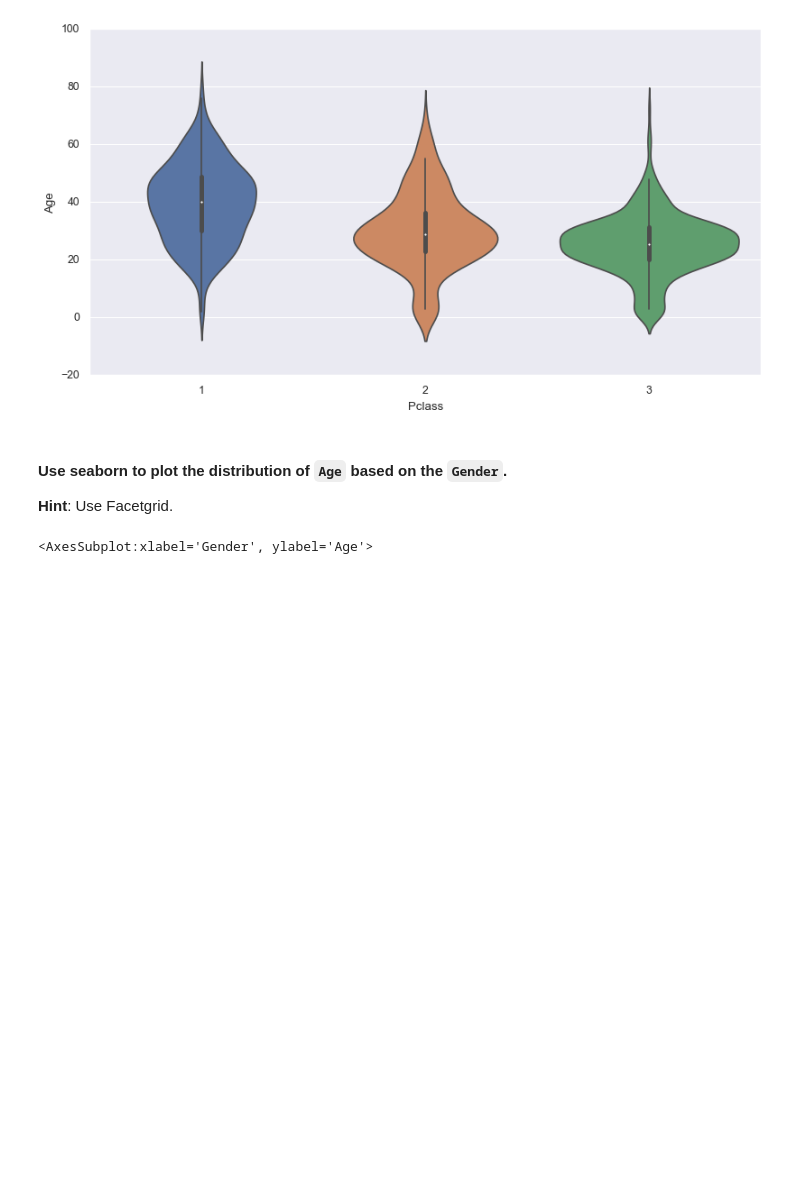
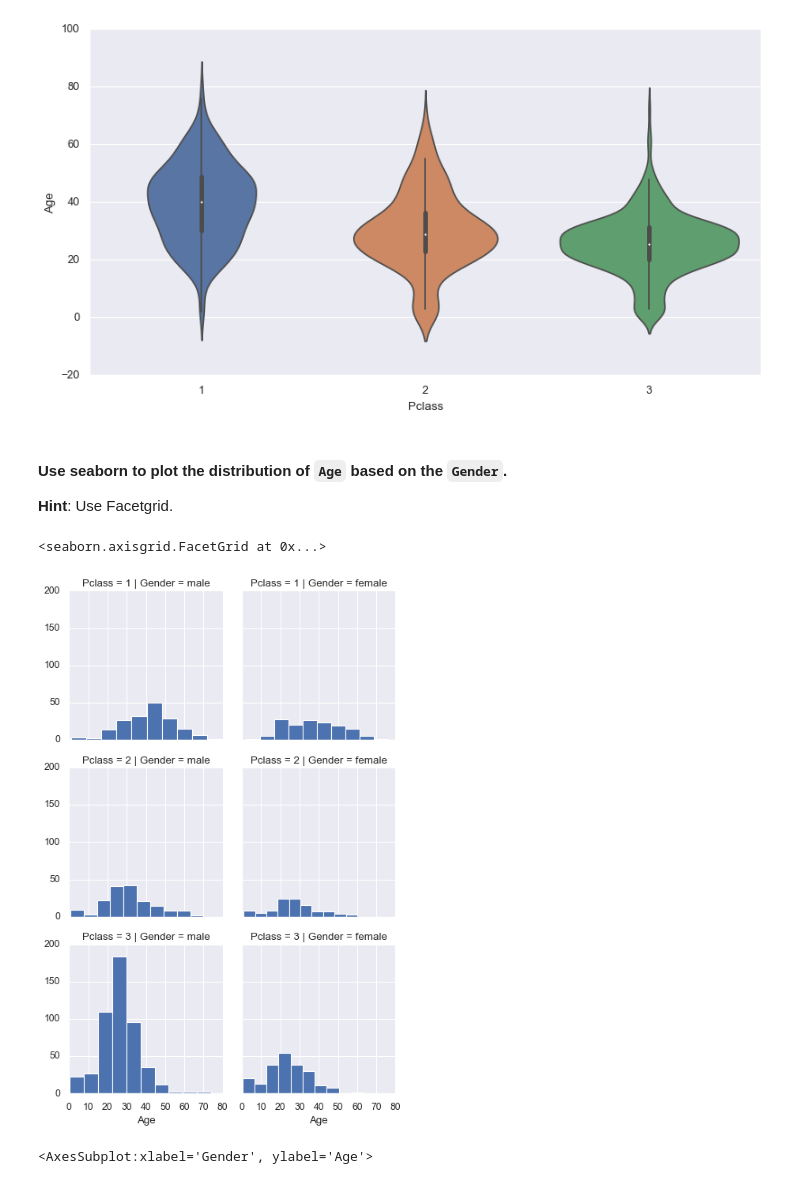
Before and after one commit to mathieujomain/IronLabs, a Jupyter notebook: Module_2/Lab_1_Matplotlib-and-Seaborn/Lab_1.ipynb, the cells around one changed output. Cells and saved outputs as stored; diff of their text form; code cells hidden in the pictures; blank space fills up the shorter version.

```diff
--- a/Module_2/Lab_1_Matplotlib-and-Seaborn/Lab_1.ipynb
+++ b/Module_2/Lab_1_Matplotlib-and-Seaborn/Lab_1.ipynb
@@ -439,6 +440,13 @@ sns.violinplot(x='Pclass', y='Age', data=titanic)
 # %% [markdown]
 #### Use seaborn to plot the distribution of `Age` based on the `Gender`.
 **Hint**: Use Facetgrid.
+# %%
+# Row add a filter
+grid = sns.FacetGrid(data=titanic, col='Gender', row="Pclass")
+grid.map(plt.hist, 'Age')
+# %% [output]
+<seaborn.axisgrid.FacetGrid at 0x...>
+[figure, added]
 # %%
 # your code here
 sns.violinplot(x="Gender", y="Age", data=titanic)
```
Also changed, not shown: parts of 1 cell of this notebook, 2 other files.
